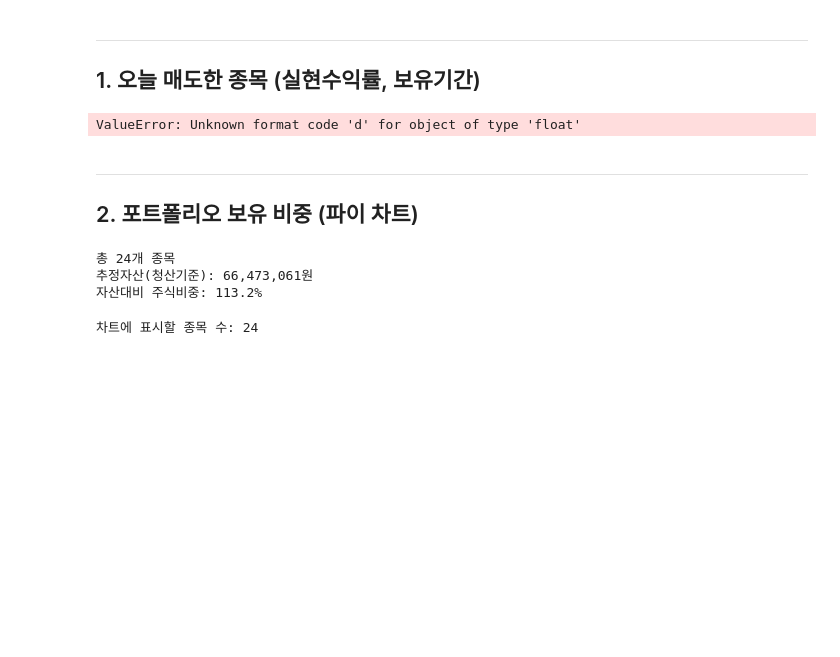
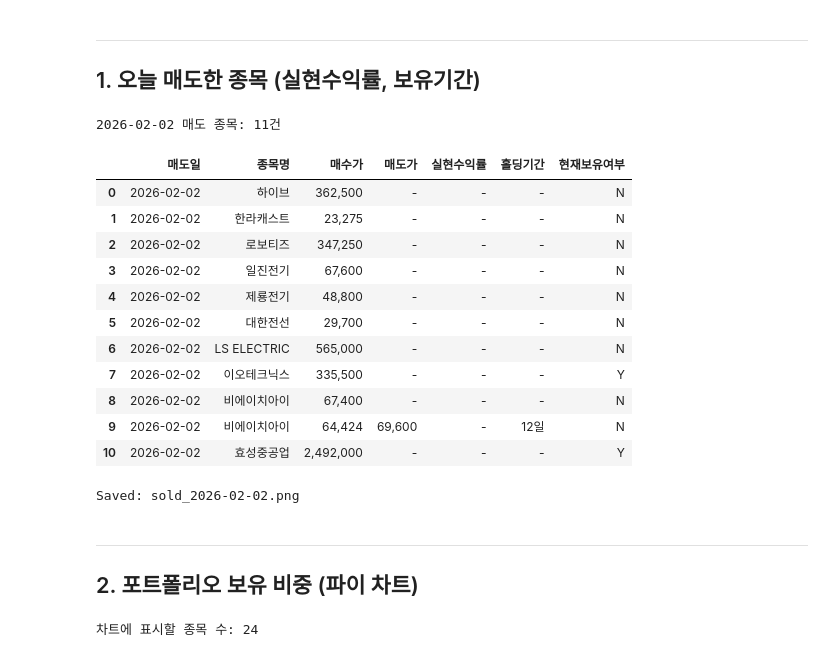
Before and after one commit to brighter87-star/asset, a Jupyter notebook: notebooks/portfolio_analysis.ipynb, the cells around one changed output. Saved outputs shown, nothing was run; the diff lists cells and outputs as text; code cells hidden in the pictures; blank space fills up the shorter version.

```diff
--- a/notebooks/portfolio_analysis.ipynb
+++ b/notebooks/portfolio_analysis.ipynb
@@ -72,33 +72,48 @@ SELECT
             AND dl2.is_closed = FALSE
         ) THEN 'Y'
         ELSE 'N'
     END AS 현재보유여부
 FROM daily_lots
 WHERE is_closed = TRUE
   AND closed_date = :sell_date
 ORDER BY 실현수익률 DESC
 """
 
 df_sold = pd.read_sql(text(sql_sold), engine, params={"sell_date": SELL_DATE})
 
 if len(df_sold) == 0:
     print(f"{SELL_DATE}에 매도한 종목이 없습니다.")
 else:
     print(f"{SELL_DATE} 매도 종목: {len(df_sold)}건")
 
     # None 값 처리 후 스타일링
     df_styled = (
         df_sold.style
         .format({
             "매수가": "{:,.0f}",
             "매도가": "{:,.0f}",
             "실현수익률": "{:+.2f}%",
             "홀딩기간": "{:.0f}일"
         }, na_rep="-")
         .background_gradient(subset=["실현수익률"], cmap="RdYlGn", vmin=-10, vmax=50)
         .set_properties(subset=["현재보유여부"], **{"text-align": "center"})
     )
+    df_styled
     display(df_styled)
+# %% [output]
+2026-02-02 매도 종목: 11건
+|  | 매도일 | 종목명 | 매수가 | 매도가 | 실현수익률 | 홀딩기간 | 현재보유여부 |
+| 0 | 2026-02-02 | 하이브 | 362,500 | - | - | - | N |
+| 1 | 2026-02-02 | 한라캐스트 | 23,275 | - | - | - | N |
+| 2 | 2026-02-02 | 로보티즈 | 347,250 | - | - | - | N |
+| 3 | 2026-02-02 | 일진전기 | 67,600 | - | - | - | N |
+| 4 | 2026-02-02 | 제룡전기 | 48,800 | - | - | - | N |
+| 5 | 2026-02-02 | 대한전선 | 29,700 | - | - | - | N |
+| 6 | 2026-02-02 | LS ELECTRIC | 565,000 | - | - | - | N |
+| 7 | 2026-02-02 | 이오테크닉스 | 335,500 | - | - | - | Y |
+| 8 | 2026-02-02 | 비에이치아이 | 67,400 | - | - | - | N |
+| 9 | 2026-02-02 | 비에이치아이 | 64,424 | 69,600 | - | 12일 | N |
+| 10 | 2026-02-02 | 효성중공업 | 2,492,000 | - | - | - | Y |
 # %%
 # 매도 종목 테이블 이미지로 저장 (선택사항)
 if len(df_sold) > 0:
@@ -109,7 +124,7 @@ if len(df_sold) > 0:
     except ImportError:
         print("dataframe_image not installed. Run: pip install dataframe_image")
 # %% [output]
-ValueError: Unknown format code 'd' for object of type 'float'
+Saved: sold_2026-02-02.png
 # %% [markdown]
 ---
 ## 2. 포트폴리오 보유 비중 (파이 차트)
@@ -125,28 +140,28 @@ GROUP BY stock_code, stock_name
 ORDER BY market_value DESC
 """
 
-sql_exposure = """
+# 추정자산과 주식 평가금액을 portfolio_snapshot에서 가져옴 (view_portfolio와 동일)
+sql_totals = """
 SELECT
-    aset_evlt_amt,
-    prsm_dpst_aset_amt,
-    ROUND(aset_evlt_amt / prsm_dpst_aset_amt * 100, 1) AS stock_exposure_pct
-FROM account_summary
+    SUM(market_value) AS total_stock_value,
+    MAX(total_portfolio_value) AS total_portfolio_value
+FROM portfolio_snapshot
 WHERE snapshot_date = :snapshot_date
 """
 
 df_weight = pd.read_sql(text(sql_weight), engine, params={"snapshot_date": LATEST_TRADING_DATE})
-df_exposure = pd.read_sql(text(sql_exposure), engine, params={"snapshot_date": LATEST_TRADING_DATE})
+df_totals = pd.read_sql(text(sql_totals), engine, params={"snapshot_date": LATEST_TRADING_DATE})
 
-stock_exposure_pct = df_exposure.loc[0, "stock_exposure_pct"] if len(df_exposure) > 0 else 0
-total_asset = df_exposure.loc[0, "prsm_dpst_aset_amt"] if len(df_exposure) > 0 else 0  # 추정자산
+total_stock_value = df_totals.loc[0, "total_stock_value"] if len(df_totals) > 0 else 0
+total_asset = df_totals.loc[0, "total_portfolio_value"] if len(df_totals) > 0 else 0  # 추정자산
+
+# 주식 비중 계산 (view_portfolio와 동일)
+stock_exposure_pct = (total_stock_value / total_asset * 100) if total_asset > 0 else 0
 
 print(f"총 {len(df_weight)}개 종목")
+print(f"주식 평가금액: {total_stock_value:,.0f}원")
 print(f"추정자산(청산기준): {total_asset:,.0f}원")
 print(f"자산대비 주식비중: {stock_exposure_pct:.1f}%")
-# %% [output]
-총 24개 종목
-추정자산(청산기준): 66,473,061원
-자산대비 주식비중: 113.2%
 # %%
 # 파이 차트 설정
 TOP_N = len(df_weight)  # 전체 종목 표시 (필요시 숫자로 변경: 예) TOP_N = 20)
```
Also changed, not shown: parts of 5 cells of this notebook.
